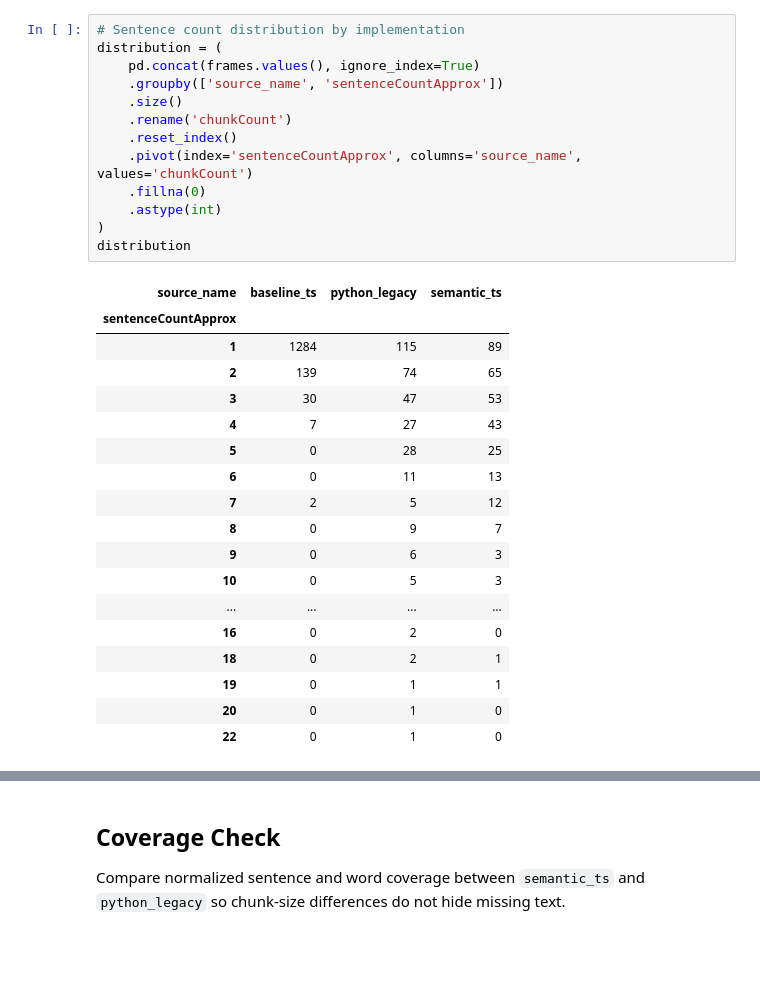
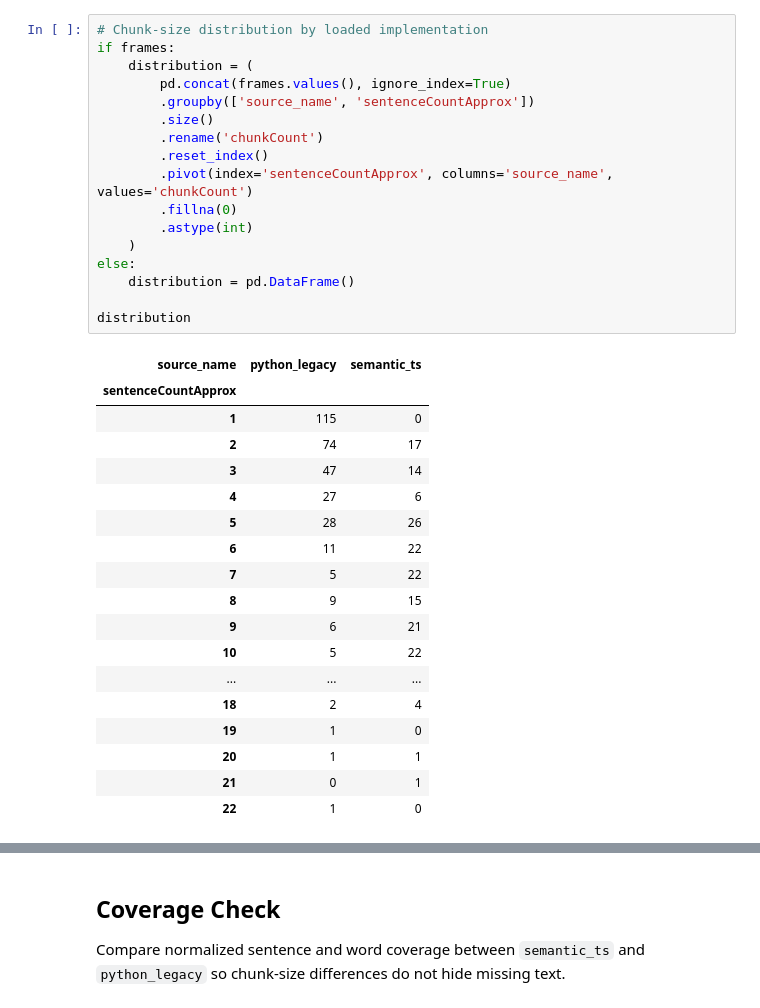
Before and after one commit to cstello-2/Deployable-Knowledge, a Jupyter notebook: output/jupyter-notebook/compare-chunking-outputs.ipynb, the cells around one changed output, grey strips where cells are left out. Drawn from its saved outputs; the diff is of its cells as text; blank space fills up the shorter version.

Commit message:
Typescript Chunker V1 Final

```diff
--- a/output/jupyter-notebook/compare-chunking-outputs.ipynb
+++ b/output/jupyter-notebook/compare-chunking-outputs.ipynb
@@ -55,32 +83,36 @@ FileNotFoundError: [Errno 2] No such file or directory: '/Users/matthewplambeck/
 # %%
-# Sentence count distribution by implementation
-distribution = (
-    pd.concat(frames.values(), ignore_index=True)
-    .groupby(['source_name', 'sentenceCountApprox'])
-    .size()
-    .rename('chunkCount')
-    .reset_index()
-    .pivot(index='sentenceCountApprox', columns='source_name', values='chunkCount')
-    .fillna(0)
-    .astype(int)
-)
+# Chunk-size distribution by loaded implementation
+if frames:
+    distribution = (
+        pd.concat(frames.values(), ignore_index=True)
+        .groupby(['source_name', 'sentenceCountApprox'])
+        .size()
+        .rename('chunkCount')
+        .reset_index()
+        .pivot(index='sentenceCountApprox', columns='source_name', values='chunkCount')
+        .fillna(0)
+        .astype(int)
+    )
+else:
+    distribution = pd.DataFrame()
+
 distribution
 # %% [output]
-| source_name | baseline_ts | python_legacy | semantic_ts |
-| sentenceCountApprox |  |  |  |
-| 1 | 1284 | 115 | 89 |
-| 2 | 139 | 74 | 65 |
-| 3 | 30 | 47 | 53 |
-| 4 | 7 | 27 | 43 |
-| 5 | 0 | 28 | 25 |
-| 6 | 0 | 11 | 13 |
-| 7 | 2 | 5 | 12 |
-| 8 | 0 | 9 | 7 |
-| 9 | 0 | 6 | 3 |
-| 10 | 0 | 5 | 3 |
-| ... | ... | ... | ... |
-| 16 | 0 | 2 | 0 |
-| 18 | 0 | 2 | 1 |
-| 19 | 0 | 1 | 1 |
-| 20 | 0 | 1 | 0 |
-| 22 | 0 | 1 | 0 |
+| source_name | python_legacy | semantic_ts |
+| sentenceCountApprox |  |  |
+| 1 | 115 | 0 |
+| 2 | 74 | 17 |
+| 3 | 47 | 14 |
+| 4 | 27 | 6 |
+| 5 | 28 | 26 |
+| 6 | 11 | 22 |
+| 7 | 5 | 22 |
+| 8 | 9 | 15 |
+| 9 | 6 | 21 |
+| 10 | 5 | 22 |
+| ... | ... | ... |
+| 18 | 2 | 4 |
+| 19 | 1 | 0 |
+| 20 | 1 | 1 |
+| 21 | 0 | 1 |
+| 22 | 1 | 0 |
```
Also changed, not shown: parts of 10 cells of this notebook, 18 other files.
